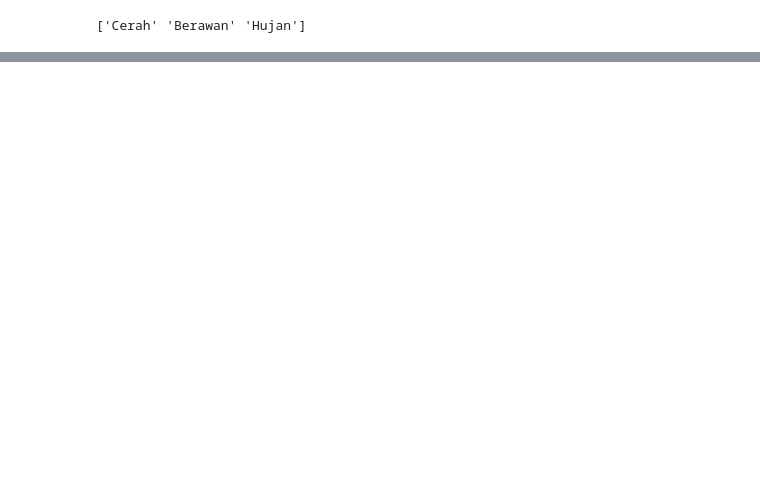
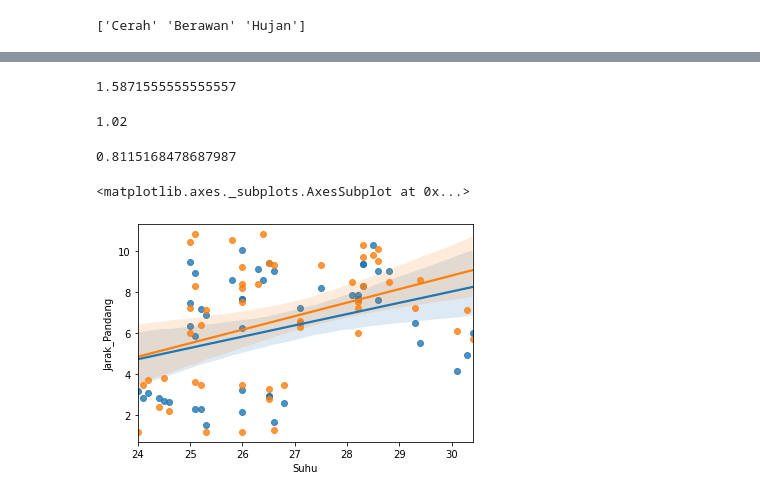
Before and after one commit to makrufboy/Data-Mining-Random-Data-on-Nutritional-Status, a Jupyter notebook: TB_DataMining_PendapatanNilai.ipynb, the cells around one changed output, grey strips where cells are left out. Saved outputs shown, nothing was run; the diff lists cells and outputs as text; code cells hidden in the pictures; blank space fills up the shorter version.

```diff
--- a/TB_DataMining_PendapatanNilai.ipynb
+++ b/TB_DataMining_PendapatanNilai.ipynb
@@ -183,0 +220,4 @@ plt.show()
+# %%
+train_x, test_x, train_y, test_y = train_test_split(dfRegresi, labelRegresi, test_size=0.1, random_state=42)
+# %%
+rgr = KNeighborsRegressor(n_neighbors=3)
@@ -183,0 +228,2 @@ plt.show()
+# %%
+pred_y = rgr.predict(test_x)
@@ -183,0 +262,18 @@ plt.show()
+# %%
+mean_squared_error(test_y,pred_y)
+# %% [output]
+1.5871555555555557
+# %%
+mean_absolute_error(test_y,pred_y)
+# %% [output]
+1.02
+# %%
+r2_score(test_y , pred_y)
+# %% [output]
+0.8115168478687987
+# %%
+ax = sns.regplot(x=test_x['Suhu'],y=pred_y)
+sns.regplot(x=test_x['Suhu'],y=test_y,ax=ax)
+# %% [output]
+<matplotlib.axes._subplots.AxesSubplot at 0x...>
+[figure, added]
```
Also changed, not shown: parts of 26 cells of this notebook.
